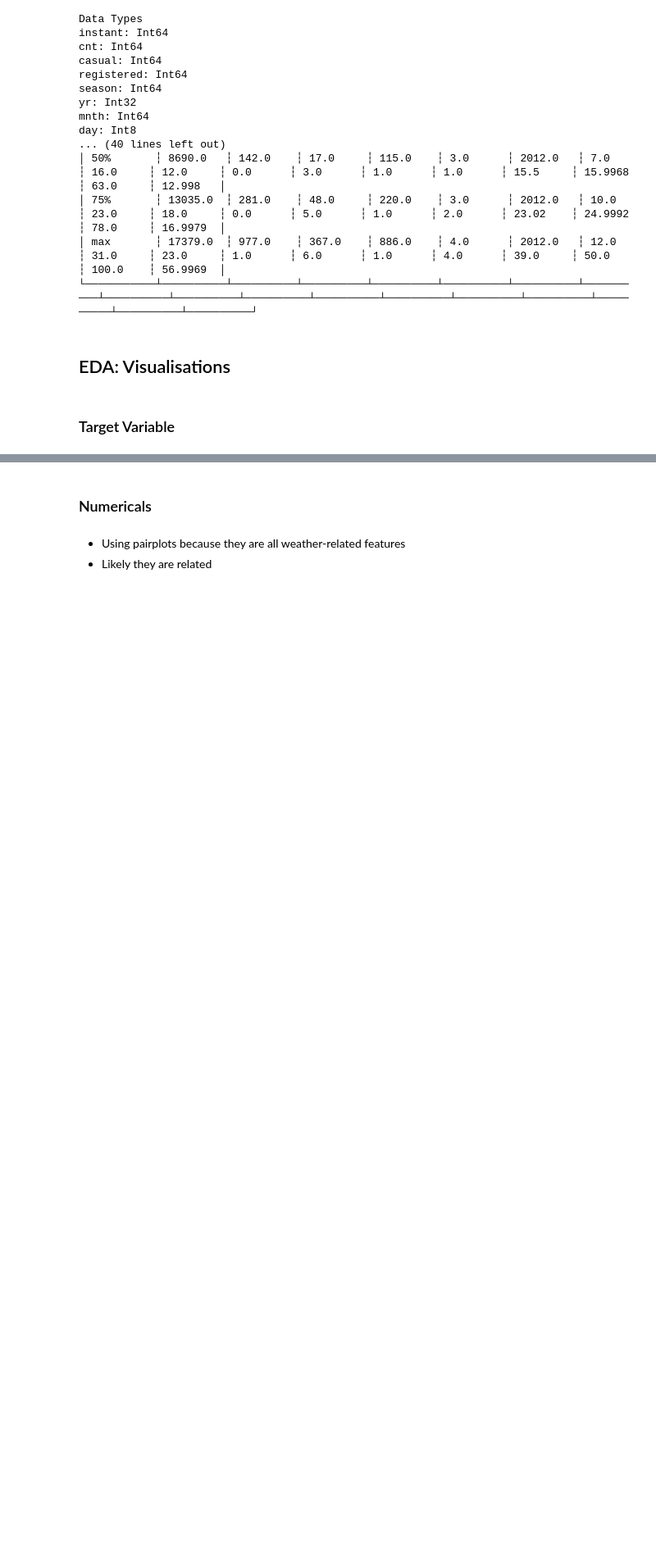
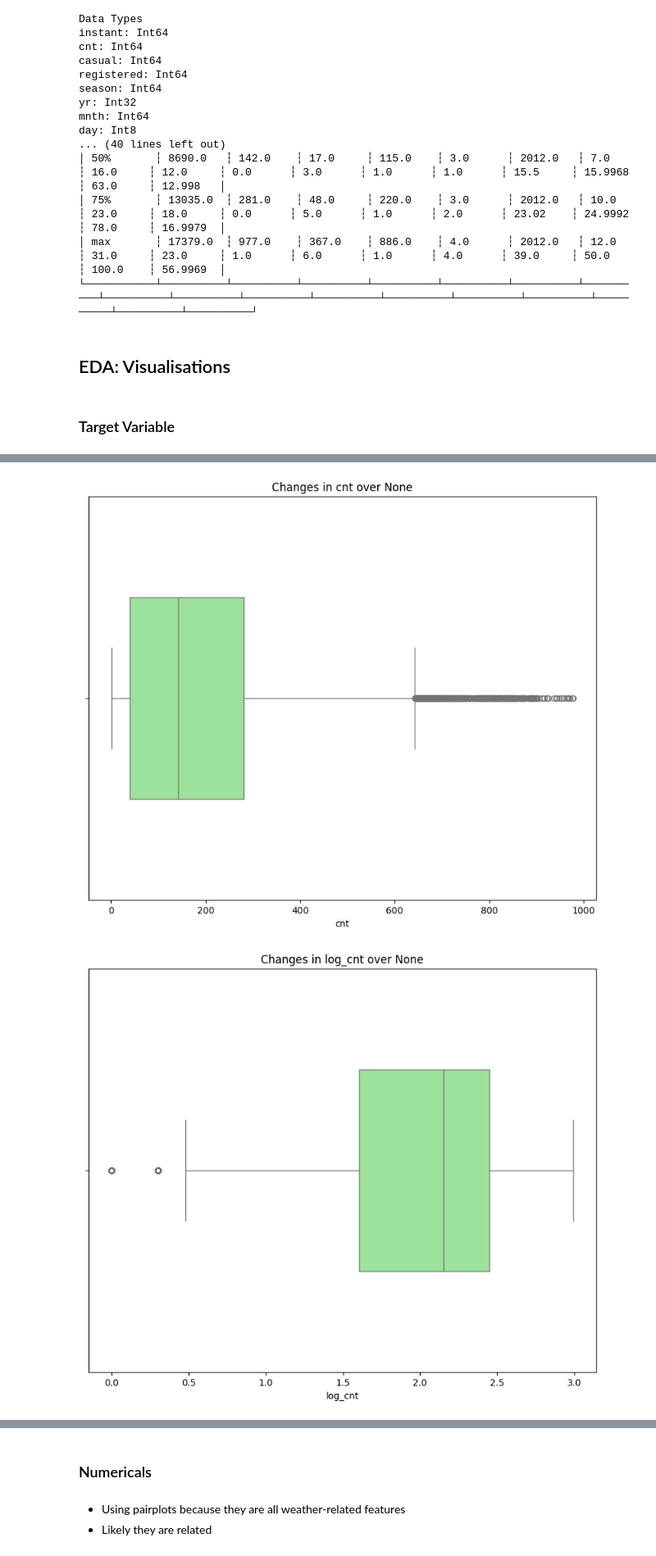
Before and after one commit to govindnirav/project_d100, a Jupyter notebook: scripts/eda_cleaning.ipynb, the cells around one changed output, grey strips where cells are left out. Shown at 82% size. Saved outputs shown, nothing was run; the diff lists cells and outputs as text; code cells hidden in the pictures; blank space fills up the shorter version.

```diff
--- a/scripts/eda_cleaning.ipynb
+++ b/scripts/eda_cleaning.ipynb
@@ -165,0 +166,11 @@ plot_box(df_unclean, y_var = "hr", x_var = "cnt")
+# %%
+# Log transforming the target variable
+# min(cnt) = 1, so no error
+df_unclean = log_transform(df_unclean, "cnt")
+# %%
+# Compare estimated densities before and after log transformation
+plot_box(df_unclean, x_var="cnt")
+plot_box(df_unclean, x_var="log_cnt")
+# %% [output]
+[figure, added]
+[figure, added]
```
Also changed, not shown: parts of 37 cells of this notebook, 6 other files.
